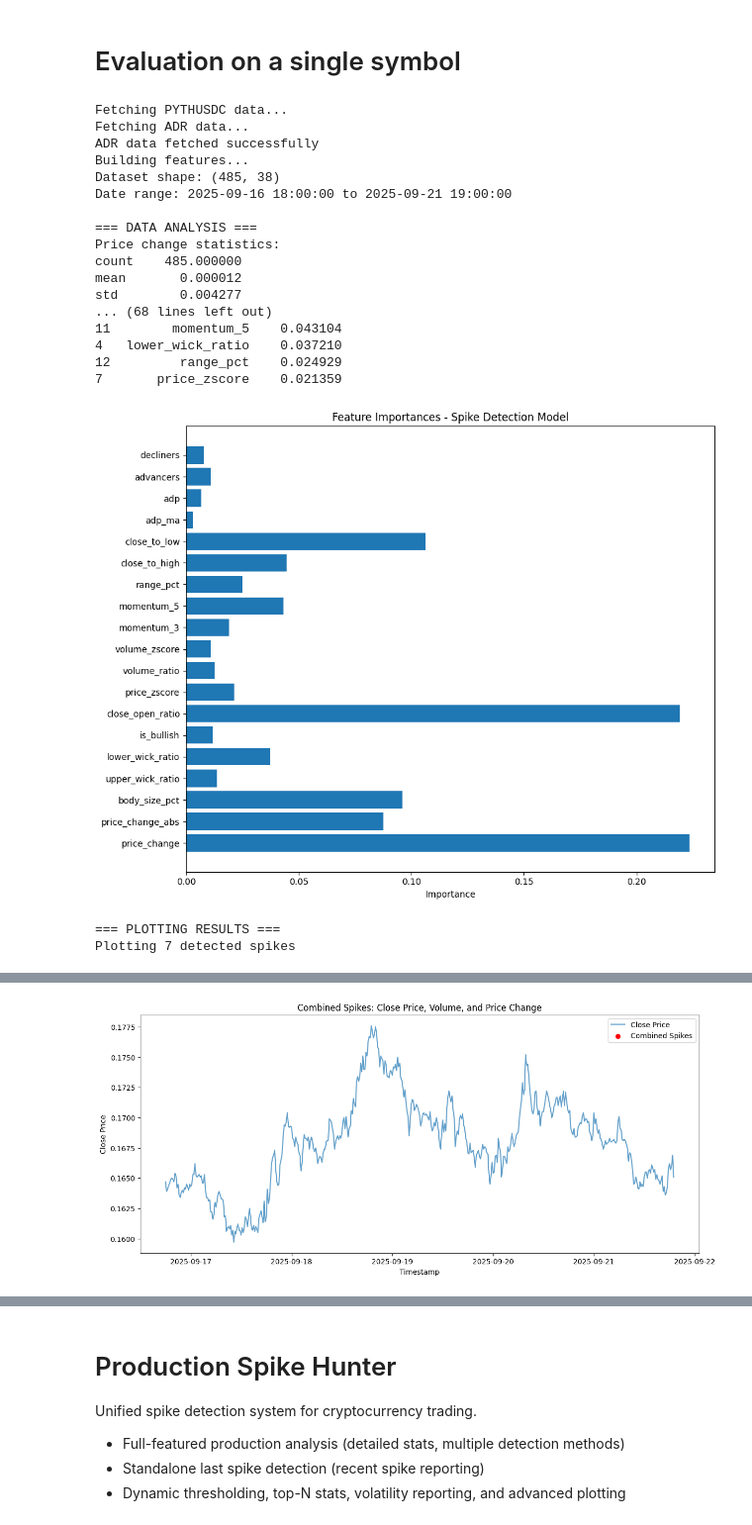
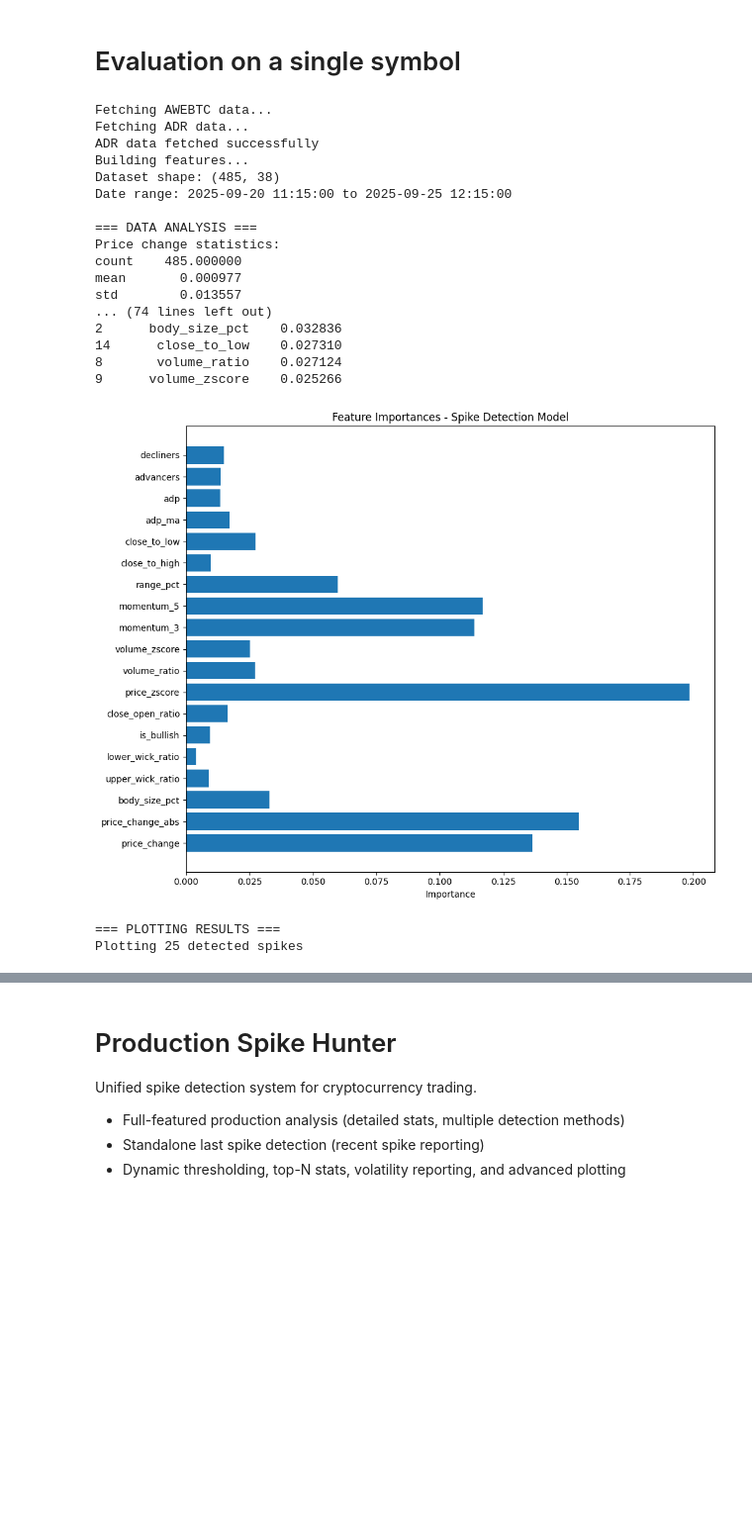
Before and after one commit to carkod/binbot-notebooks, a Jupyter notebook: spike_hunter/spike_hunter_v1.ipynb, the cells around one changed output, grey strips where cells are left out. Shown at 99% size. Cells and saved outputs as stored; diff of their text form; code cells hidden in the pictures; blank space fills up the shorter version.

```diff
--- a/spike_hunter/spike_hunter_v1.ipynb
+++ b/spike_hunter/spike_hunter_v1.ipynb
@@ -35,7 +36,7 @@ from sklearn.metrics import classification_report
 import matplotlib.pyplot as plt
 import joblib
 
-symbol = "PYTHUSDC"
+symbol = "AWEBTC"
 
 # Set fixed thresholds for both training and production (example: 0.02 for price, 2.0 for volume)
 FIXED_PRICE_THRESHOLD = 0.025
@@ -476,42 +477,42 @@ if len(spike_indices) > 0:
         ].to_string()
     )
 else:
     print("\n=== NO SPIKES DETECTED ===")
     print("Consider lowering thresholds:")
     print("- price_thresh (currently 0.020 = 2.0%)")
     print("- vol_ratio_thresh (currently 2.0 = 100% above average)")
 
     # Show largest moves for reference
     print(f"\nLargest price increases in dataset:")
     top_moves = df.nlargest(10, "price_change")[
         ["timestamp", "close", "price_change", "volume_ratio"]
     ].round(4)
     top_moves["price_change_pct"] = (top_moves["price_change"] * 100).round(2)
     print(
         top_moves[
             ["timestamp", "close", "price_change_pct", "volume_ratio"]
         ].to_string()
     )
 
 joblib.dump(clf, "../checkpoints/spikehunter_model_v1.pkl")
 # %% [output]
-Fetching PYTHUSDC data...
+Fetching AWEBTC data...
 Fetching ADR data...
 ADR data fetched successfully
 Building features...
 Dataset shape: (485, 38)
-Date range: 2025-09-16 18:00:00 to 2025-09-21 19:00:00
+Date range: 2025-09-20 11:15:00 to 2025-09-25 12:15:00
 
 === DATA ANALYSIS ===
 Price change statistics:
 count    485.000000
-mean       0.000012
-std        0.004277
-... (68 lines left out)
-11        momentum_5    0.043104
-4   lower_wick_ratio    0.037210
-12         range_pct    0.024929
-7       price_zscore    0.021359
+mean       0.000977
+std        0.013557
+... (74 lines left out)
+2      body_size_pct    0.032836
+14      close_to_low    0.027310
+8       volume_ratio    0.027124
+9      volume_zscore    0.025266
-[figure, old version]
+[figure, new version]
 === PLOTTING RESULTS ===
-Plotting 7 detected spikes
+Plotting 25 detected spikes
@@ -519,2 +520 @@ Plotting 7 detected spikes
-[figure, removed]
 === SPIKE DETAILS ===
```
Also changed, not shown: parts of 3 cells of this notebook, 4 other files.
